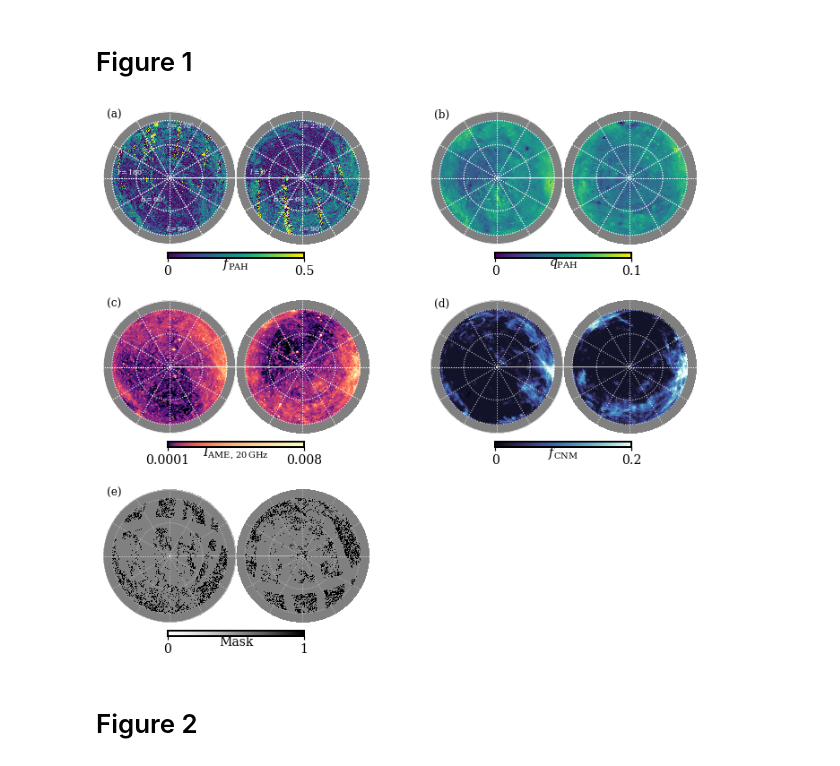
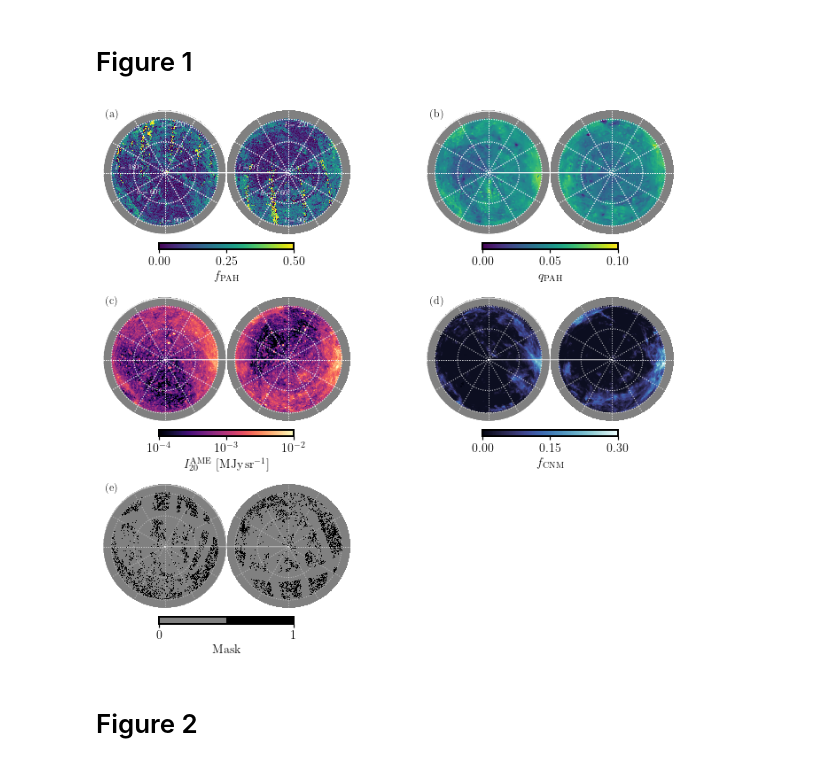
Before and after one commit to cmurray-astro/fcnm_pah_ame, a Jupyter notebook: fcnm_pahs_ame_production.ipynb, the cells around one changed output. Drawn from its saved outputs; the diff is of its cells as text; code cells hidden in the pictures.

Commit message:
update figure styles :)

```diff
--- a/fcnm_pahs_ame_production.ipynb
+++ b/fcnm_pahs_ame_production.ipynb
@@ -88,8 +95,17 @@ bcolor='grey'
 
 plt.axes(ax1)
 cmapp = cm.viridis
-hp.orthview(fpah, rot=[0,90,90], min=0, max=0.5, unit=r'$f_{\rm PAH}$', cmap=cmapp, xsize=2000, title='', badcolor=bcolor, hold=True)
+hp.orthview(fpah, rot=[0,90,90], min=0, max=0.5, unit=r'$f_{\rm PAH}$', cmap=cmapp, xsize=2000, title='',
+            badcolor=bcolor, cbar=None, hold=True)
 hp.graticule(color='white', alpha=0.5)
+
+panela = plt.gcf()
+axa = plt.gca()
+image = axa.get_images()[0]
+image.set_clim(0., 0.5)
+cbar = panela.colorbar(image, ax=axa, orientation='horizontal',
+                      label=r'$f_{\rm PAH}$',
+                      ticks=[0.,0.25,0.5], shrink=0.5, pad=0.05)
 
 fntsz=8
 plt.text(-1.8,0.05, r'$l=180^{\circ}$', color='white', fontsize=fntsz)
@@ -107,41 +123,79 @@ plt.text(-1.95, 0.9, '(a)')
 
 
 plt.axes(ax2)
 cmapp = cm.viridis
-hp.orthview(qpah, rot=[0,90,90], min=0, max=0.1, unit=r'$q_{\rm PAH}$', cmap=cmapp, xsize=2000,  title='', badcolor=bcolor, hold=True)
+hp.orthview(qpah, rot=[0,90,90], min=0, max=0.1, unit=r'$q_{\rm PAH}$', cmap=cmapp, xsize=2000,  title='',
+            badcolor=bcolor, hold=True, cbar=None)
 hp.graticule(color='white', alpha=0.5)
+panelb = plt.gcf()
+axb = plt.gca()
+image = axb.get_images()[0]
+image.set_clim(0., 0.1)
+cbar = panelb.colorbar(image, ax=axb, orientation='horizontal',
+                      label=r'$q_{\rm PAH}$',
+                      ticks=[0.,0.05,0.1], shrink=0.5, pad=0.05)
+
 plt.text(-1.95, 0.9, '(b)')
 
 plt.axes(ax3)
 cmapp = cm.magma
 i20_pos = i20.copy()
 # i20_pos[i20_pos<0.]=np.nan
-hp.orthview(i20_pos, rot=[0,90,90], min=0.0001, max=0.008, unit=r'$I_{\rm AME,\, 20\,GHz}$', norm='log', cmap=cmapp, xsize=2000, title='', badcolor=bcolor, hold=True)
+hp.orthview(i20_pos, rot=[0,90,90], min=0.0001, max=0.008, unit=r'$I_{\rm AME,\, 20\,GHz}$',
+            norm='log', cmap=cmapp, xsize=2000, title='', badcolor=bcolor, hold=True,
+           cbar=None)
 hp.graticule(color='white', alpha=0.5)
 plt.text(-1.95, 0.9, '(c)')
+panelc = plt.gcf()
+axc = plt.gca()
+image = axc.get_images()[0]
+image.set_clim(0.0001, 0.01)
+formatter = LogFormatterSciNotation(10, labelOnlyBase=True)
+cbar = panelc.colorbar(image, ax=axc, orientation='horizontal',
+                      label=r'$I^{\rm AME}_{20}\ [{\rm MJy\,sr^{-1}}]$', format=formatter,
+                      ticks=[0.0001,0.001,0.01], shrink=0.5, pad=0.05)
 
 
 plt.axes(ax4)
 cmapp = cmo.ice
-hp.orthview(fcnm, rot=[0,90,90], min=0, max=0.2, unit=r'$f_{\rm CNM}$', cmap=cmapp, xsize=2000, title='', badcolor=bcolor, hold=True)
+hp.orthview(fcnm, rot=[0,90,90], min=0, max=0.2, unit=r'$f_{\rm CNM}$', cmap=cmapp, xsize=2000, title='',
+            badcolor=bcolor, cbar=None, hold=True)
 hp.graticule(color='white', alpha=0.5)
+paneld = plt.gcf()
+axd = plt.gca()
+image = axd.get_images()[0]
+image.set_clim(0., 0.3)
+cbar = paneld.colorbar(image, ax=axd, orientation='horizontal',
+                      label=r'$f_{\rm CNM}$',
+                      ticks=[0.,0.15,0.3], shrink=0.5, pad=0.05)
+
 plt.text(-1.95, 0.9, '(d)')
 
 tmask = np.ones(np.shape(fcnm))
 tmask[np.isnan(fcnm)] = np.nan
 tmask[fpah_mask==0.] = np.nan
 
 plt.axes(ax5)
-cmapp = cm.Greys
-hp.orthview(tmask, rot=[0,90,90], min=0, max=1, unit=r'Mask', cmap=cmapp, xsize=2000, title='', badcolor=bcolor, hold=True)
+#cmapp = cm.Greys
+cmapp = matplotlib.colors.ListedColormap(['gray', 'black'])
+hp.orthview(tmask, rot=[0,90,90], min=0, max=1, unit=r'Mask', cmap=cmapp, xsize=2000, title='',
+            badcolor=bcolor, hold=True, cbar=None)
 hp.graticule(color='white', alpha=0.5)
+panele = plt.gcf()
+axe = plt.gca()
+image = axe.get_images()[0]
+image.set_clim(0., 1)
+cbar = panele.colorbar(image, ax=axe, orientation='horizontal',
+                      label=r'${\rm Mask}$',
+                      ticks=[0.,1], shrink=0.5, pad=0.05)
+
 plt.text(-1.95, 0.9, '(e)')
 
 
-plt.tight_layout()
-plt.savefig('fig1_v21.pdf', format='pdf', dpi=200)
+#plt.tight_layout()
+plt.savefig('fig1_v3.pdf', format='pdf', dpi=200, bbox_inches='tight')
 # %% [output]
-[figure, old version]
+[figure, new version]
 # %% [markdown]
 # Figure 2
 # %% [markdown]
```
Also changed, not shown: parts of 10 cells of this notebook.
